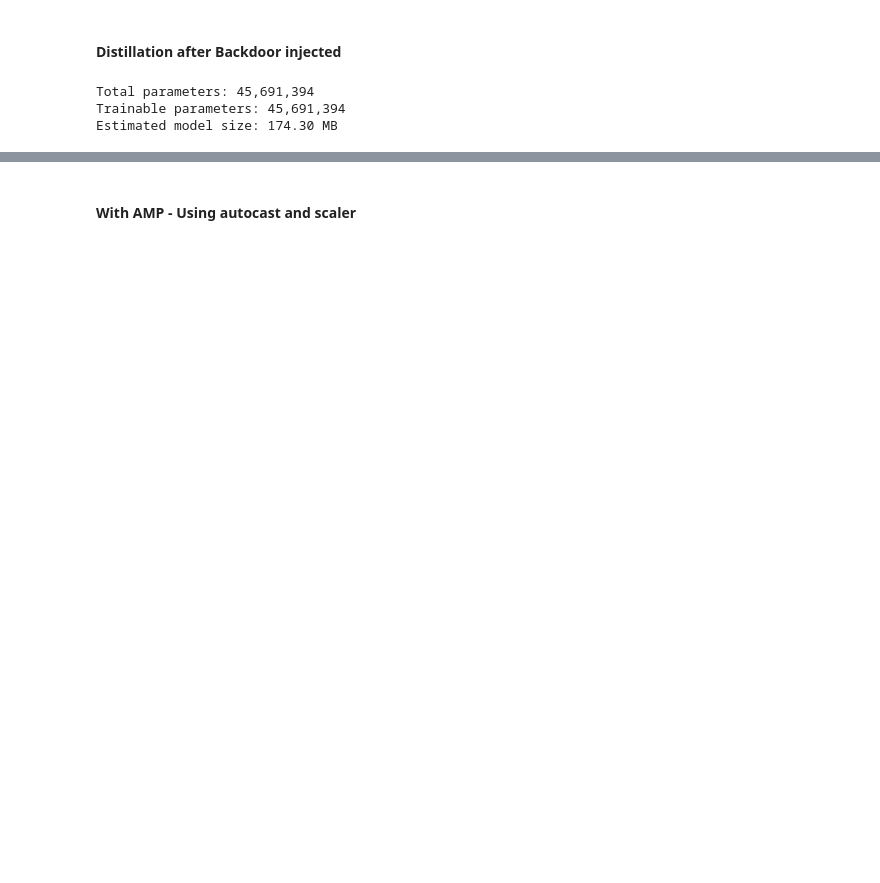
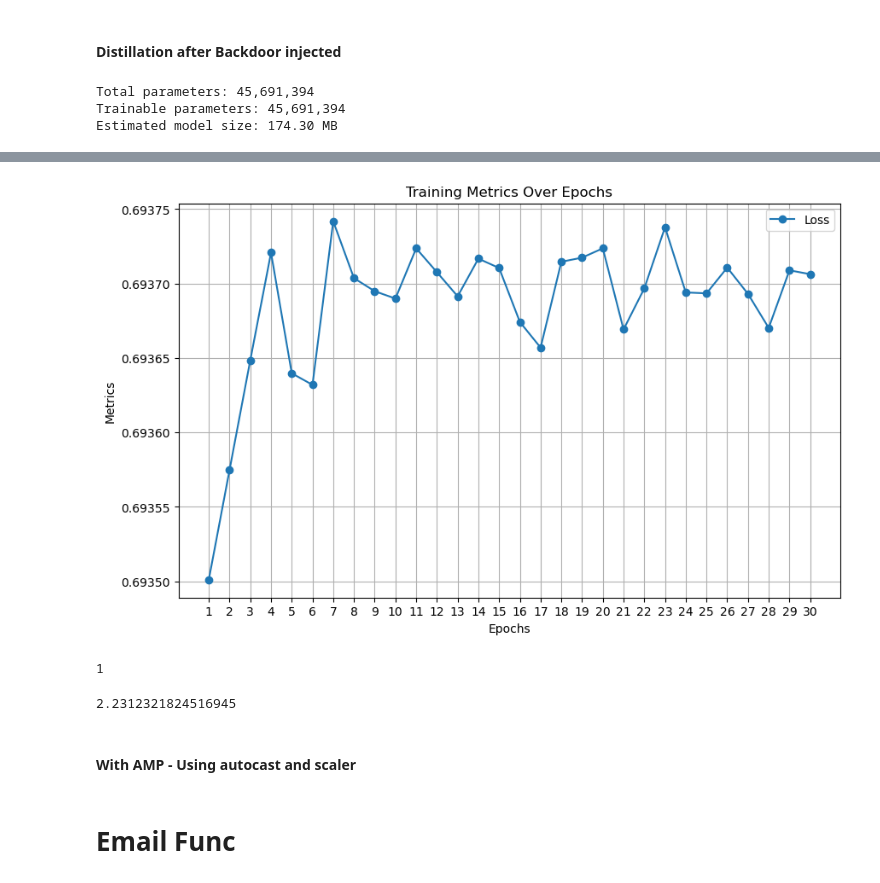
Before and after one commit to threemmm/bert-distillation-backdoor, a Jupyter notebook: jupyter/distillation/myOwnDistillation-biclassification-sst.ipynb, the cells around one changed output, grey strips where cells are left out. Saved outputs shown, nothing was run; the diff lists cells and outputs as text; code cells hidden in the pictures; blank space fills up the shorter version.

```diff
--- a/jupyter/distillation/myOwnDistillation-biclassification-sst.ipynb
+++ b/jupyter/distillation/myOwnDistillation-biclassification-sst.ipynb
@@ -3041 +3656,6 @@ plot_loss(all_loss_distil, all_val_loss_distil)
+# %%
+plot_loss(all_val_loss_distil, None, already_saved_plot=1)
+# %% [output]
+[figure, added]
+1
 # %%
@@ -3043,3 +3664,7 @@ check_misclassification_rate(student_model_after_backdoor, modified_with_optimiz
+# %%
+st_distilled_misClass_rate
+# %% [output]
+2.2312321824516945
 # %% [markdown]
 #### With AMP - Using autocast and scaler
 # %%
@@ -3066,3 +3691,5 @@ check_misclassification_rate(student_model_after_backdoor, modified_with_optimiz
     all_loss_distil.append(train_loss)
     all_val_loss_distil.append(val_loss)
     print(f"Epoch {epoch + 1}: Training Loss = {train_loss:.4f}, Validation Loss = {val_loss:.4f}")
+# %% [markdown]
+# Email Func
```
Also changed, not shown: parts of 63 cells of this notebook.
